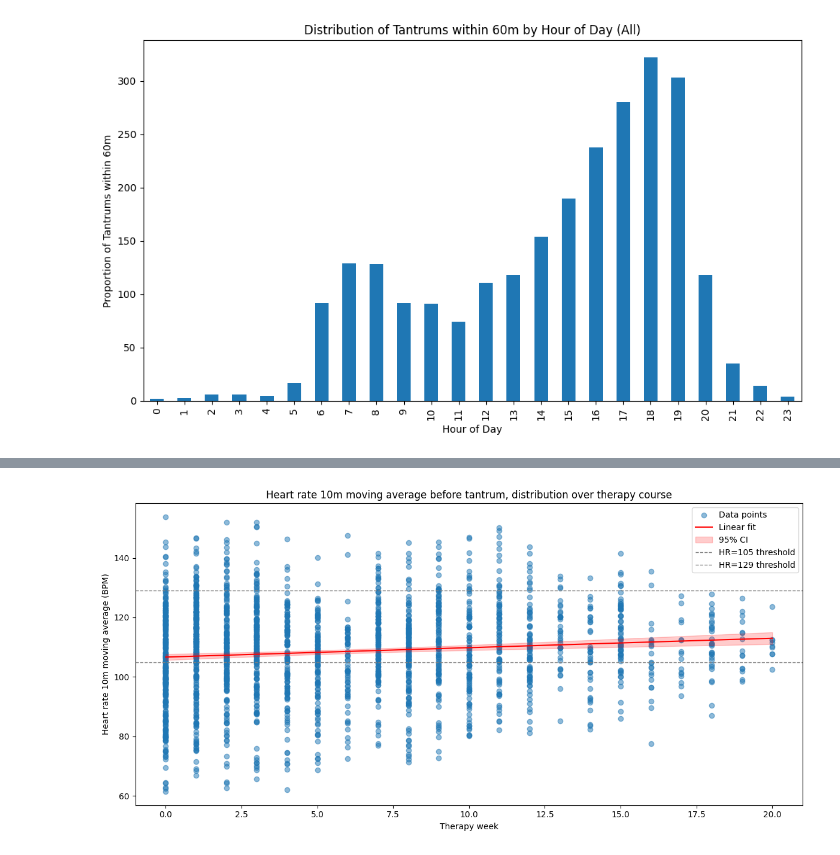
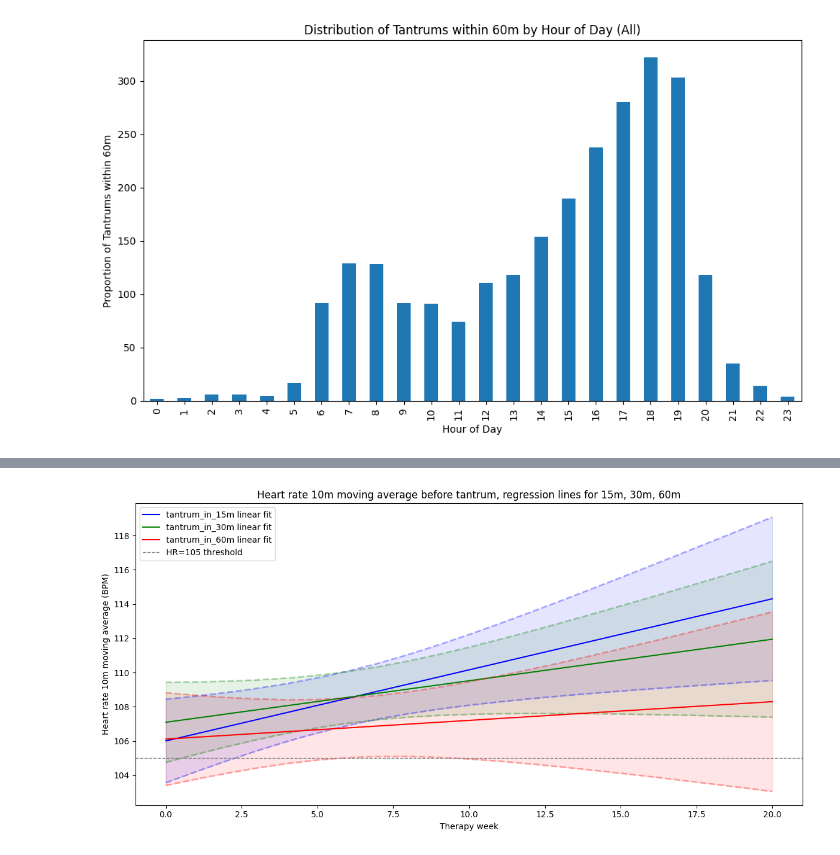
Before and after one commit to lab-heal/pistachio, a Jupyter notebook: explore_feature_dist.ipynb, the cells around one changed output, grey strips where cells are left out. Cells and saved outputs as stored; diff of their text form; code cells hidden in the pictures.

```diff
--- a/explore_feature_dist.ipynb
+++ b/explore_feature_dist.ipynb
@@ -73,47 +66,54 @@ plt.show()
+# %%
+import numpy as np
+from scipy import stats
+
+df_all = pd.concat([df_train, df_test], axis=0)
+# %%
+df_all["tantrum_in_60m"] = (
+    df_all["time_before_next_tantrum"] <= pd.Timedelta(minutes=65)
+) & (df_all["time_before_next_tantrum"] > pd.Timedelta(minutes=55))
+
+df_all["tantrum_in_30m"] = (
+    df_all["time_before_next_tantrum"] <= pd.Timedelta(minutes=35)
+) & (df_all["time_before_next_tantrum"] > pd.Timedelta(minutes=25))
+
+df_all["tantrum_in_15m"] = (
+    df_all["time_before_next_tantrum"] <= pd.Timedelta(minutes=20)
+) & (df_all["time_before_next_tantrum"] > pd.Timedelta(minutes=10))
 # %%
-import numpy as np
-from scipy import stats
+plt.figure(figsize=(12, 6))
+labels = ["tantrum_in_15m", "tantrum_in_30m", "tantrum_in_60m"]
+colors = ["blue", "green", "red"]
+for label, color in zip(labels, colors):
+    cases = df_all[df_all[label]]
+    cases_clean = cases.dropna(subset=["therapy_week", feature]).sort_values(
+        "therapy_week"
+    )
+    x = cases_clean["therapy_week"].values
+    y = cases_clean[feature].values
+    if len(x) < 2:
+        continue
+    slope, intercept = np.polyfit(x, y, 1)
+    y_pred = slope * x + intercept
+    n = len(x)
+    y_err = y - y_pred
+    s_err = np.sqrt(np.sum(y_err**2) / (n - 2))
+    t_val = stats.t.ppf(0.975, n - 2)
+    ci = (
+        t_val
+        * s_err
+        * np.sqrt(1 / n + (x - np.mean(x)) ** 2 / np.sum((x - np.mean(x)) ** 2))
+    )
+    plt.plot(x, y_pred, color=color, label=f"{label} linear fit")
+    plt.fill_between(x, y_pred - ci, y_pred + ci, color=color, alpha=0.1)
+    plt.plot(x, y_pred - ci, color=color, linestyle="--", linewidth=2, alpha=0.3)
+    plt.plot(x, y_pred + ci, color=color, linestyle="--", linewidth=2, alpha=0.3)
 
-df_cases = df_all[df_all["tantrum_within_60m"]]
-# Drop NaNs for regression
-df_cases_clean = df_cases.dropna(subset=["therapy_week", feature])
-df_cases_clean = df_cases_clean.sort_values("therapy_week")
-
-x = df_cases_clean["therapy_week"].values
-y = df_cases_clean[feature].values
-
-# Fit linear regression using numpy
-slope, intercept = np.polyfit(x, y, 1)
-y_pred = slope * x + intercept
-
-# Calculate 95% CI for regression line
-n = len(x)
-y_err = y - y_pred
-s_err = np.sqrt(np.sum(y_err**2) / (n - 2))
-t_val = stats.t.ppf(0.975, n - 2)
-ci = (
-    t_val
-    * s_err
-    * np.sqrt(1 / n + (x - np.mean(x)) ** 2 / np.sum((x - np.mean(x)) ** 2))
-)
-
-# Calculate R^2 for the linear fit
-ss_res = np.sum((y - y_pred) ** 2)
-ss_tot = np.sum((y - np.mean(y)) ** 2)
-r_squared = 1 - (ss_res / ss_tot)
-print(f"R^2: {r_squared:.3f}")
-
-plt.figure(figsize=(12, 6))
-plt.scatter(x, y, alpha=0.5, label="Data points")
-plt.plot(x, y_pred, color="red", label="Linear fit")
-plt.fill_between(x, y_pred - ci, y_pred + ci, color="red", alpha=0.2, label="95% CI")
 plt.xlabel("Therapy week")
 plt.ylabel("Heart rate 10m moving average (BPM)")
 plt.axhline(105, color="gray", linestyle="--", linewidth=1, label="HR=105 threshold")
-plt.axhline(129, color="gray", linestyle="--", linewidth=1, label="HR=129 threshold")
-
 plt.title(
-    "Heart rate 10m moving average before tantrum, distribution over therapy course"
+    "Heart rate 10m moving average before tantrum, regression lines for 15m, 30m, 60m"
 )
 plt.legend()
 plt.tight_layout()
@@ -123 +122 @@ R^2: 0.011
-[figure, old version]
+[figure, new version]
```
Also changed, not shown: parts of 3 cells of this notebook, 3 other files.
